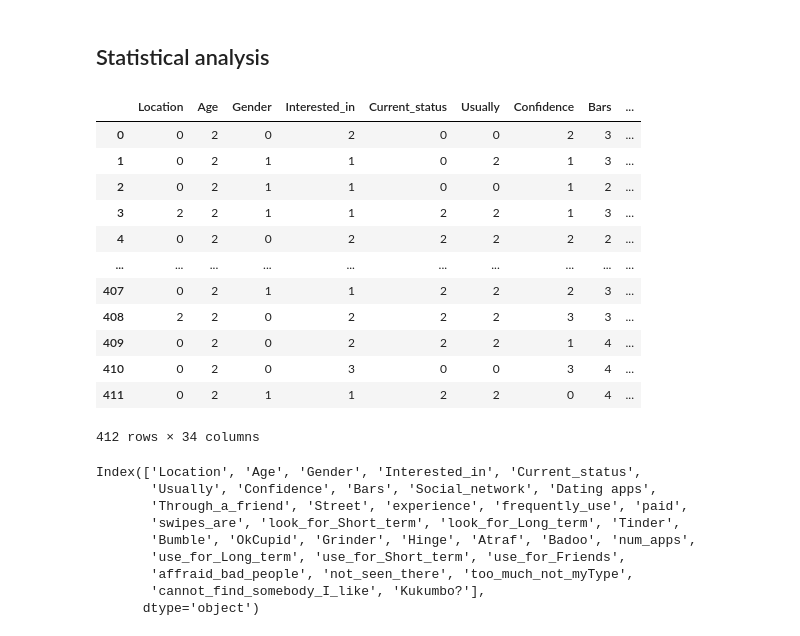
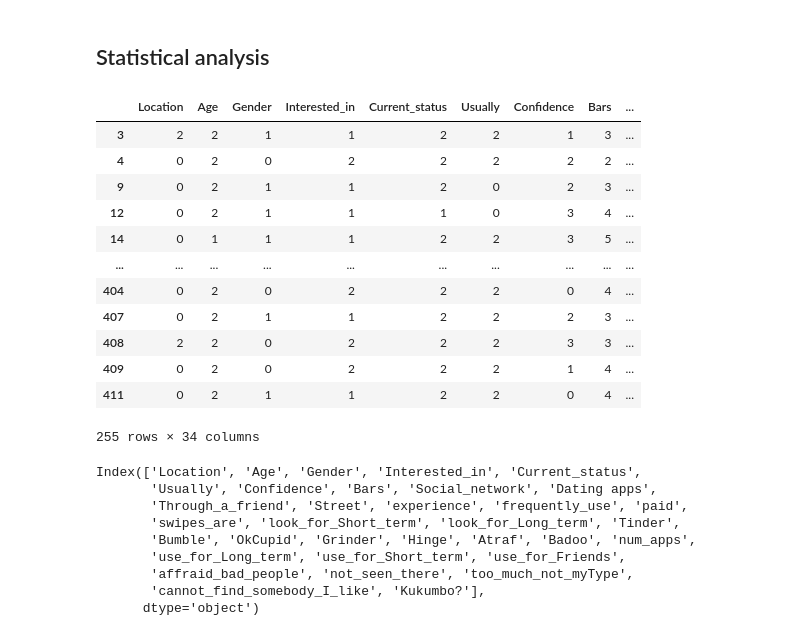
Before and after one commit to golankai/IDC-DS-FinalProject, a Jupyter notebook: DT.ipynb, the cells around one changed output. Drawn from its saved outputs; the diff is of its cells as text; code cells hidden in the pictures.

```diff
--- a/DT.ipynb
+++ b/DT.ipynb
@@ -22,21 +24,22 @@ plt.rcParams['image.cmap'] = 'gray'
 ## Statistical analysis
 # %%
 df = pd.read_csv('K_clean_data.csv')
-df
+df_singles = df[df['Current_status'] > 0]
+df_singles
 # %% [output]
 |  | Location | Age | Gender | Interested_in | Current_status | Usually | Confidence | Bars | ... |
-| 0 | 0 | 2 | 0 | 2 | 0 | 0 | 2 | 3 | ... |
-| 1 | 0 | 2 | 1 | 1 | 0 | 2 | 1 | 3 | ... |
-| 2 | 0 | 2 | 1 | 1 | 0 | 0 | 1 | 2 | ... |
 | 3 | 2 | 2 | 1 | 1 | 2 | 2 | 1 | 3 | ... |
 | 4 | 0 | 2 | 0 | 2 | 2 | 2 | 2 | 2 | ... |
+| 9 | 0 | 2 | 1 | 1 | 2 | 0 | 2 | 3 | ... |
+| 12 | 0 | 2 | 1 | 1 | 1 | 0 | 3 | 4 | ... |
+| 14 | 0 | 1 | 1 | 1 | 2 | 2 | 3 | 5 | ... |
 | ... | ... | ... | ... | ... | ... | ... | ... | ... | ... |
+| 404 | 0 | 2 | 0 | 2 | 2 | 2 | 0 | 4 | ... |
 | 407 | 0 | 2 | 1 | 1 | 2 | 2 | 2 | 3 | ... |
 | 408 | 2 | 2 | 0 | 2 | 2 | 2 | 3 | 3 | ... |
 | 409 | 0 | 2 | 0 | 2 | 2 | 2 | 1 | 4 | ... |
-| 410 | 0 | 2 | 0 | 3 | 0 | 0 | 3 | 4 | ... |
 | 411 | 0 | 2 | 1 | 1 | 2 | 2 | 0 | 4 | ... |
-412 rows × 34 columns
+255 rows × 34 columns
 # %%
 df.columns
 # %% [output]
```
Also changed, not shown: parts of 23 cells of this notebook, 21 other files.
